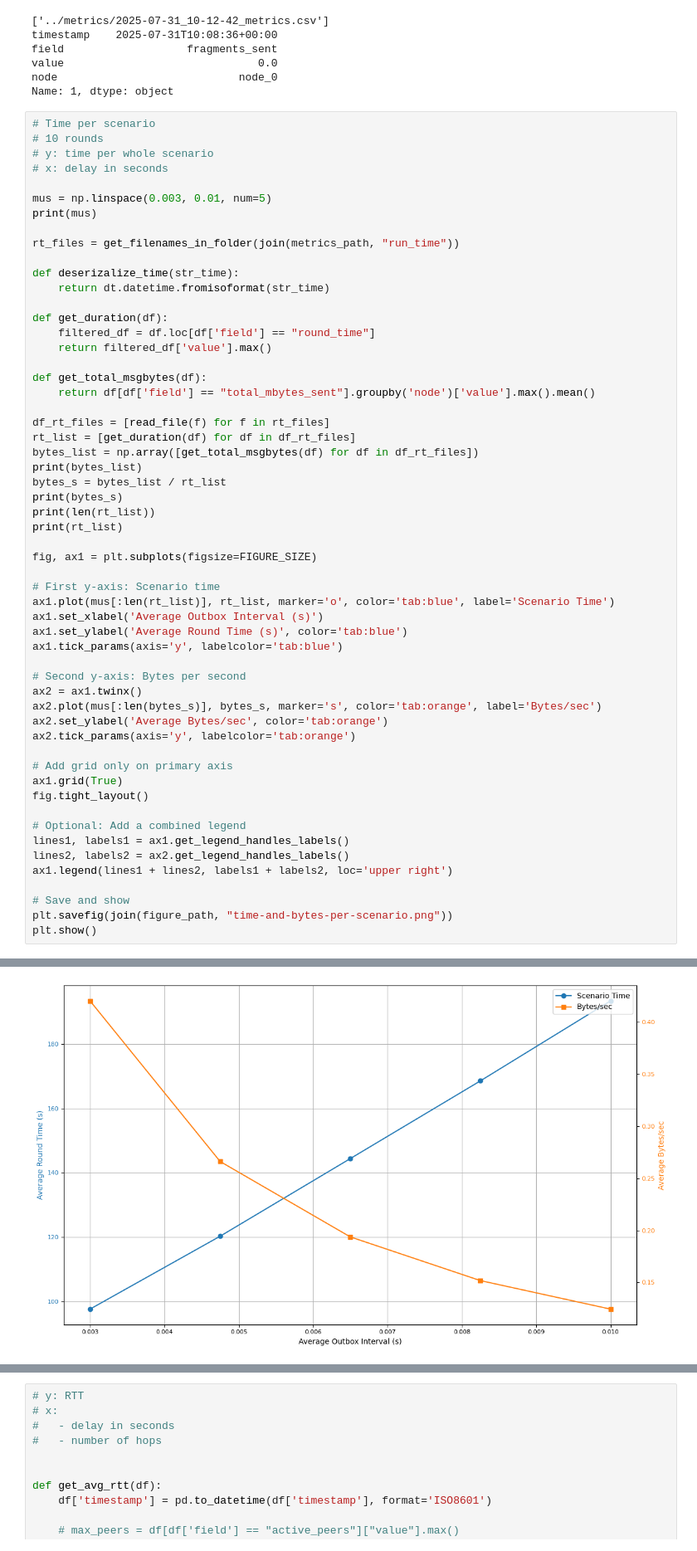
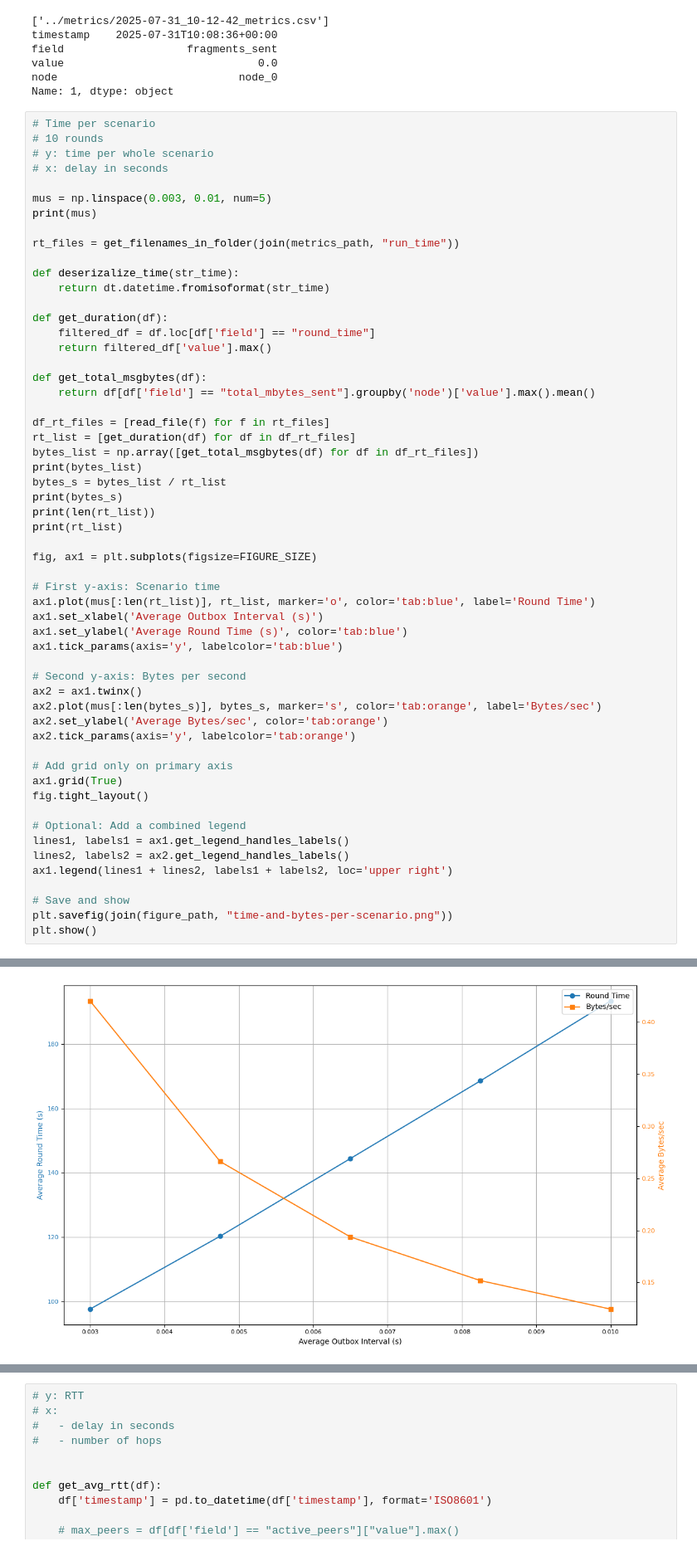
Before and after one commit to Altishofer/DFL_PeerBasedMixing, a Jupyter notebook: experiments/evaluation-plots.ipynb, the cells around one changed output, grey strips where cells are left out. Shown at 83% size. Saved outputs shown, nothing was run; the diff lists cells and outputs as text.

```diff
--- a/experiments/evaluation-plots.ipynb
+++ b/experiments/evaluation-plots.ipynb
@@ -88,36 +88,36 @@ print(rt_list)
 fig, ax1 = plt.subplots(figsize=FIGURE_SIZE)
 
 # First y-axis: Scenario time
-ax1.plot(mus[:len(rt_list)], rt_list, marker='o', color='tab:blue', label='Scenario Time')
+ax1.plot(mus[:len(rt_list)], rt_list, marker='o', color='tab:blue', label='Round Time')
 ax1.set_xlabel('Average Outbox Interval (s)')
 ax1.set_ylabel('Average Round Time (s)', color='tab:blue')
 ax1.tick_params(axis='y', labelcolor='tab:blue')
 
 # Second y-axis: Bytes per second
 ax2 = ax1.twinx()
 ax2.plot(mus[:len(bytes_s)], bytes_s, marker='s', color='tab:orange', label='Bytes/sec')
 ax2.set_ylabel('Average Bytes/sec', color='tab:orange')
 ax2.tick_params(axis='y', labelcolor='tab:orange')
 
 # Add grid only on primary axis
 ax1.grid(True)
 fig.tight_layout()
 
 # Optional: Add a combined legend
 lines1, labels1 = ax1.get_legend_handles_labels()
 lines2, labels2 = ax2.get_legend_handles_labels()
 ax1.legend(lines1 + lines2, labels1 + labels2, loc='upper right')
 
 # Save and show
 plt.savefig(join(figure_path, "time-and-bytes-per-scenario.png"))
 plt.show()
 # %% [output]
 [0.003   0.00475 0.0065  0.00825 0.01   ]
 [41.02993774 32.00982809 27.97885021 25.58615414 24.06298621]
 [0.42050925 0.26617291 0.19375441 0.15176312 0.12437095]
 5
 [np.float64(97.57202219963074), np.float64(120.25952553749084), np.float64(144.4036796092987), np.float64(168.5927028656006), np.float64(193.47755241394043)]
-[figure, old version]
+[figure, new version]
 # %%
 # CPU utilization per state (training, waiting, aggregating, broadcasting)
 # y: Total CPU time per stage
```
Also changed, not shown: parts of 3 cells of this notebook, 2 other files.
